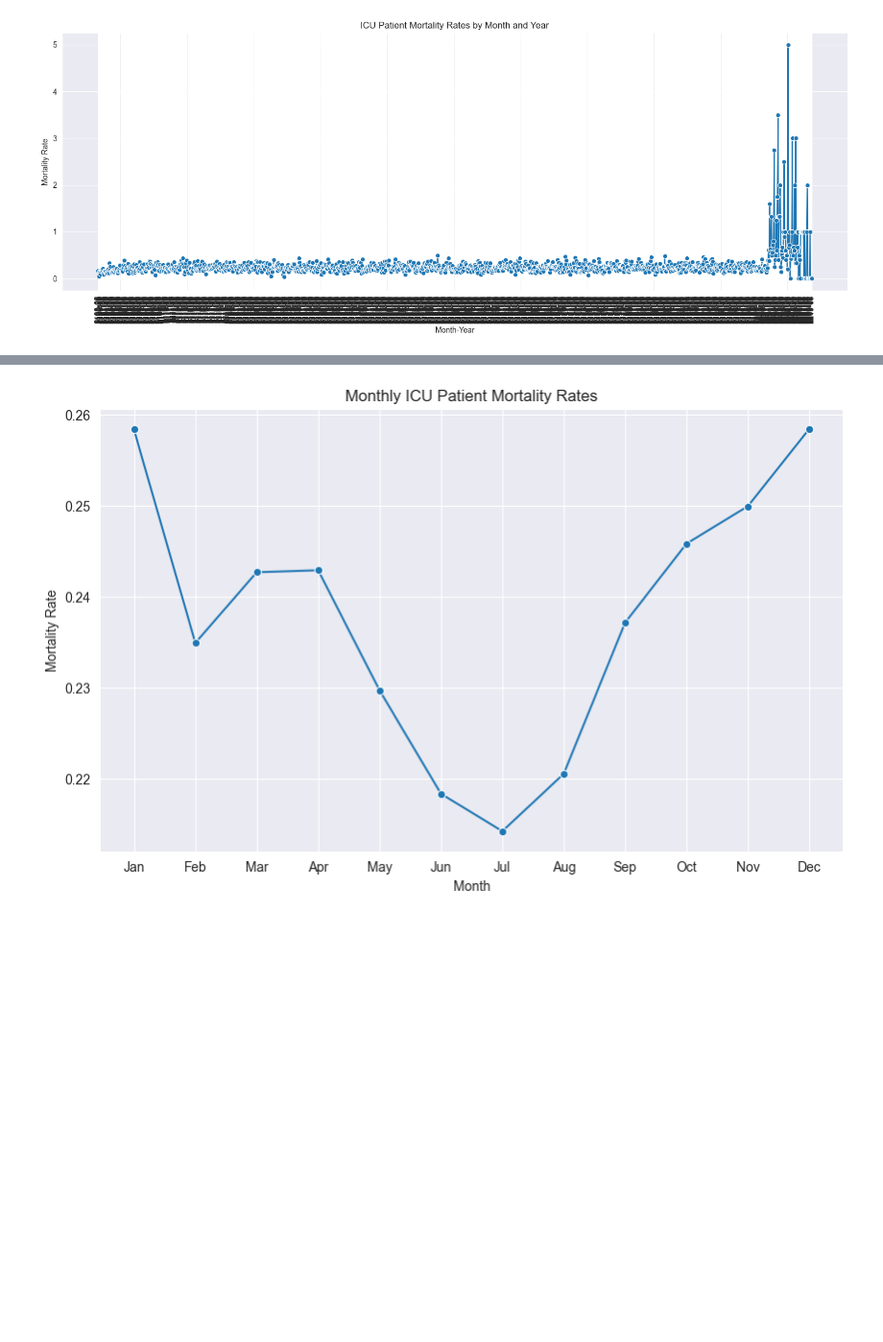
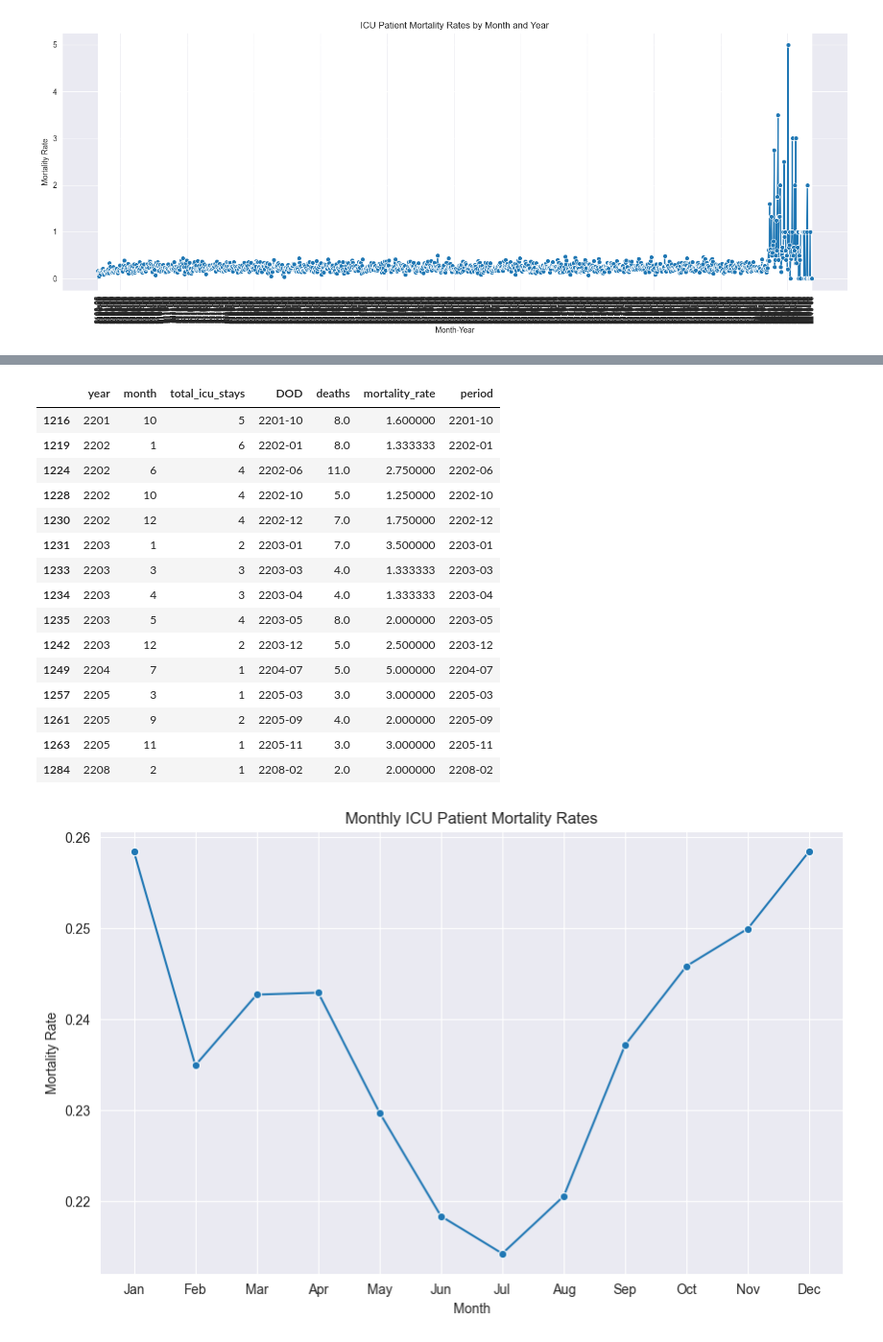
Before and after one commit to Math2130/MIMIC-III-Mortality-Analysis, a Jupyter notebook: VisualizationTime.ipynb, the cells around one changed output, grey strips where cells are left out. Shown at 96% size. Drawn from its saved outputs; the diff is of its cells as text; code cells hidden in the pictures; blank space fills up the shorter version.

```diff
--- a/VisualizationTime.ipynb
+++ b/VisualizationTime.ipynb
@@ -118,3 +136,22 @@ plt.show()
+# %%
+monthly_mortality[monthly_mortality['mortality_rate'] > 1]
+# %% [output]
+|  | year | month | total_icu_stays | DOD | deaths | mortality_rate | period |
+| 1216 | 2201 | 10 | 5 | 2201-10 | 8.0 | 1.600000 | 2201-10 |
+| 1219 | 2202 | 1 | 6 | 2202-01 | 8.0 | 1.333333 | 2202-01 |
+| 1224 | 2202 | 6 | 4 | 2202-06 | 11.0 | 2.750000 | 2202-06 |
+| 1228 | 2202 | 10 | 4 | 2202-10 | 5.0 | 1.250000 | 2202-10 |
+| 1230 | 2202 | 12 | 4 | 2202-12 | 7.0 | 1.750000 | 2202-12 |
+| 1231 | 2203 | 1 | 2 | 2203-01 | 7.0 | 3.500000 | 2203-01 |
+| 1233 | 2203 | 3 | 3 | 2203-03 | 4.0 | 1.333333 | 2203-03 |
+| 1234 | 2203 | 4 | 3 | 2203-04 | 4.0 | 1.333333 | 2203-04 |
+| 1235 | 2203 | 5 | 4 | 2203-05 | 8.0 | 2.000000 | 2203-05 |
+| 1242 | 2203 | 12 | 2 | 2203-12 | 5.0 | 2.500000 | 2203-12 |
+| 1249 | 2204 | 7 | 1 | 2204-07 | 5.0 | 5.000000 | 2204-07 |
+| 1257 | 2205 | 3 | 1 | 2205-03 | 3.0 | 3.000000 | 2205-03 |
+| 1261 | 2205 | 9 | 2 | 2205-09 | 4.0 | 2.000000 | 2205-09 |
+| 1263 | 2205 | 11 | 1 | 2205-11 | 3.0 | 3.000000 | 2205-11 |
+| 1284 | 2208 | 2 | 1 | 2208-02 | 2.0 | 2.000000 | 2208-02 |
 # %%
 # For the month graph, we can group by the 'month' column alone and plot similarly
 monthly_mortality_month_only = monthly_mortality.groupby('month').agg(
```
Also changed, not shown: parts of 7 cells of this notebook.
